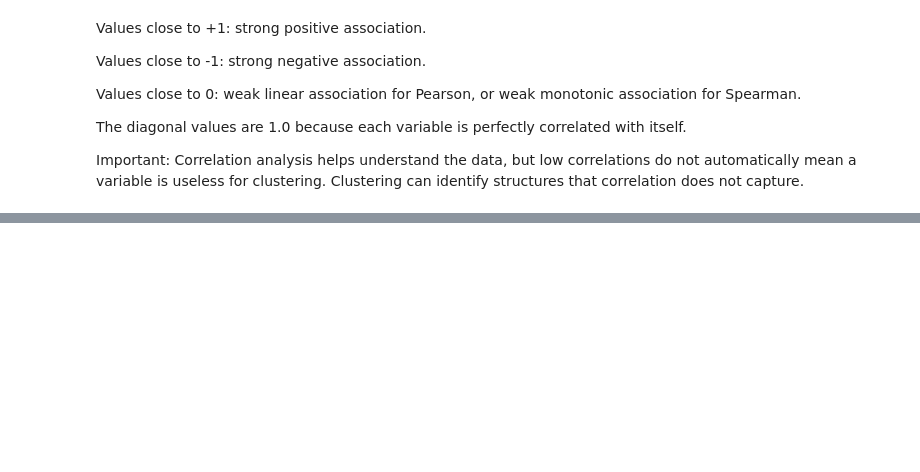
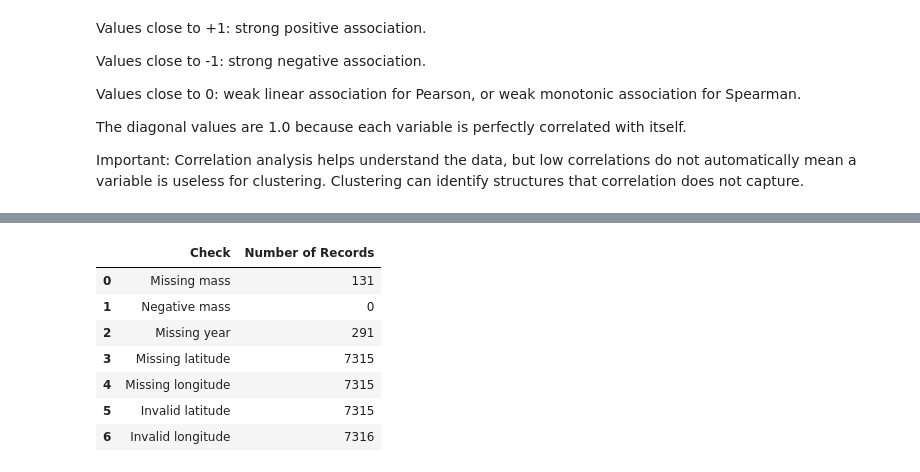
Before and after one commit to manaswiniyoshitha2006-netizen/ML-Evaluation, a Jupyter notebook: notebooks/clustering.ipynb, the cells around one changed output, grey strips where cells are left out. Drawn from its saved outputs; the diff is of its cells as text; code cells hidden in the pictures; blank space fills up the shorter version.

Commit message:
Added meteorite data consistency checks

```diff
--- a/notebooks/clustering.ipynb
+++ b/notebooks/clustering.ipynb
@@ -1307,0 +1352,20 @@ Important: Correlation analysis helps understand the data, but low correlations
+# %%
+expected_categories = {
+    "fall": {"Fell", "Found"},
+    "nametype": {"Valid", "Relict"}
+}
+
+for column, expected in expected_categories.items():
+    observed = set(df[column].dropna().astype(str).unique())
+
+    unexpected = observed - expected
+
+    print(f"\nColumn: {column}")
+    print("Expected categories:", sorted(expected))
+    print("Observed categories:", sorted(observed))
+    print("Unexpected categories:", sorted(unexpected))
+
+    if unexpected:
+        print("Inspection required for unexpected categories.")
+    else:
+        print("No unexpected non-missing categories found.")
@@ -1307,0 +1390,44 @@ Important: Correlation analysis helps understand the data, but low correlations
+# %%
+# Convert selected columns to numeric for reliable validity checks
+check_df = df.copy()
+
+numeric_check_columns = [
+    "mass (g)",
+    "year",
+    "reclat",
+    "reclong"
+]
+
+for column in numeric_check_columns:
+    check_df[column] = pd.to_numeric(
+        check_df[column],
+        errors="coerce"
+    )
+
+checks = {
+    "Missing mass": check_df["mass (g)"].isna(),
+    "Negative mass": check_df["mass (g)"] < 0,
+    "Missing year": check_df["year"].isna(),
+    "Missing latitude": check_df["reclat"].isna(),
+    "Missing longitude": check_df["reclong"].isna(),
+    "Invalid latitude": ~check_df["reclat"].between(-90, 90),
+    "Invalid longitude": ~check_df["reclong"].between(-180, 180)
+}
+
+consistency_summary = pd.DataFrame({
+    "Check": list(checks.keys()),
+    "Number of Records": [
+        int(mask.sum()) for mask in checks.values()
+    ]
+})
+
+display(consistency_summary)
+# %% [output]
+|  | Check | Number of Records |
+| 0 | Missing mass | 131 |
+| 1 | Negative mass | 0 |
+| 2 | Missing year | 291 |
+| 3 | Missing latitude | 7315 |
+| 4 | Missing longitude | 7315 |
+| 5 | Invalid latitude | 7315 |
+| 6 | Invalid longitude | 7316 |
```
Also changed, not shown: parts of 7 cells of this notebook.
